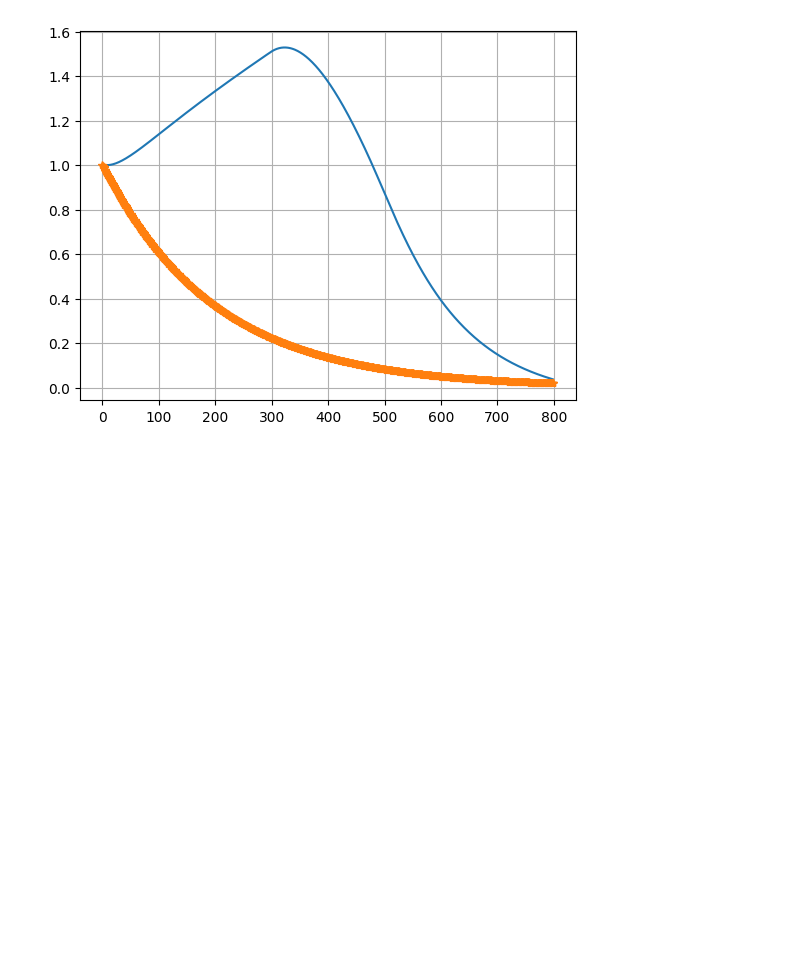
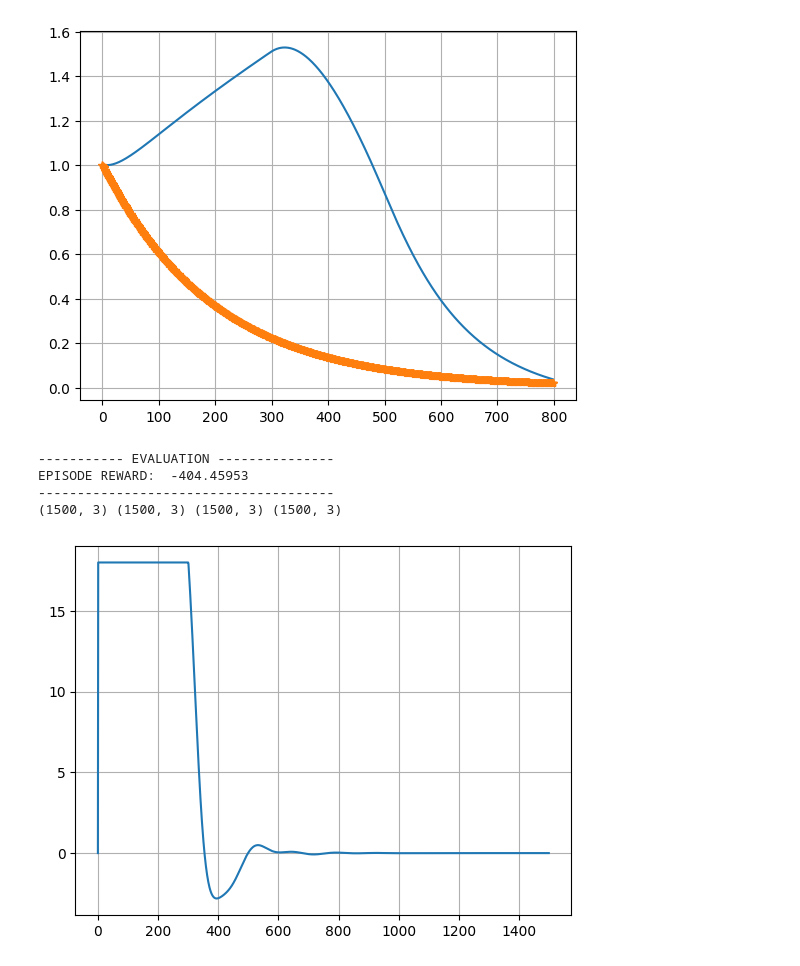
Before and after one commit to qiuruiyu/cleanrl, a Jupyter notebook: asu_test.ipynb, the cells around one changed output. Saved outputs shown, nothing was run; the diff lists cells and outputs as text; code cells hidden in the pictures; blank space fills up the shorter version.

```diff
--- a/asu_test.ipynb
+++ b/asu_test.ipynb
@@ -17,7 +21,7 @@ s = []
 
 env = ASUEnv(
         {
-            'Tsim': 800,
+            'Tsim': 1000,
             'obs_dict': False
         }
     )
@@ -59,3 +63,69 @@ plt.plot(ye, '--*')
 # %% [output]
 [<matplotlib.lines.Line2D at 0x...>]
 [figure]
+# %%
+parser = argparse.ArgumentParser()
+parser.add_argument("--qr", metavar=('q', 'r'), type=float, nargs=2, default=(1, 1),
+        help="The (q, r) pair value for Shell env")
+args = parser.parse_known_args()[0]
+
+
+env_eval = gymnasium.vector.SyncVectorEnv(
+    [make_env(1, i, False, 1, 0.99, args) for i in range(1)])
+# %%
+agent = Agent(env_eval)
+agent.load_state_dict(torch.load('./models/ppo_continuous_action_asu-error-abs-ln1-0/best_agent.pt'))
+
+next_obs, _ = env_eval.reset()
+
+ny = env_eval.envs[0].ny
+nu = env_eval.envs[0].nu
+
+e = []
+y = []
+du = []
+u = []
+returns = []
+
+while True:
+    step = env_eval.envs[0].num_step
+    e.append(env_eval.envs[0].state[ny:2*ny, -1])
+    y.append(env_eval.envs[0].ysim[step, :])
+    du.append(env_eval.envs[0].dusim[step, :])
+    u.append(env_eval.envs[0].usim[step, :])
+    with torch.no_grad():
+        a = agent.actor_mean(torch.FloatTensor(next_obs))
+        next_obs, reward, terminated, truncated, infos = env_eval.step(a.cpu().numpy())
+    done = np.logical_or(terminated, truncated)
+
+    if "final_info" not in infos:
+            continue
+    for info in infos["final_info"]:
+        if info is None:
+            continue
+        # print(f"eval_episodic_return={info['episode']['r']}")
+        returns.append(info["episode"]["r"])
+
+    if done:
+         break
+
+print('----------- EVALUATION ---------------')
+print('EPISODE REWARD: ', np.average(returns))
+print('--------------------------------------')
+
+e = np.array(e)
+y = np.array(y)
+du = np.array(du)
+u = np.array(u)
+
+print(e.shape, y.shape, du.shape, u.shape)
+# %% [output]
+----------- EVALUATION ---------------
+EPISODE REWARD:  -404.45953
+--------------------------------------
+(1500, 3) (1500, 3) (1500, 3) (1500, 3)
+# %%
+plt.plot(du[:, 0])
+plt.grid()
+# %% [output]
+[figure, added]
```
Also changed, not shown: parts of 1 cell of this notebook, 4 other files.
